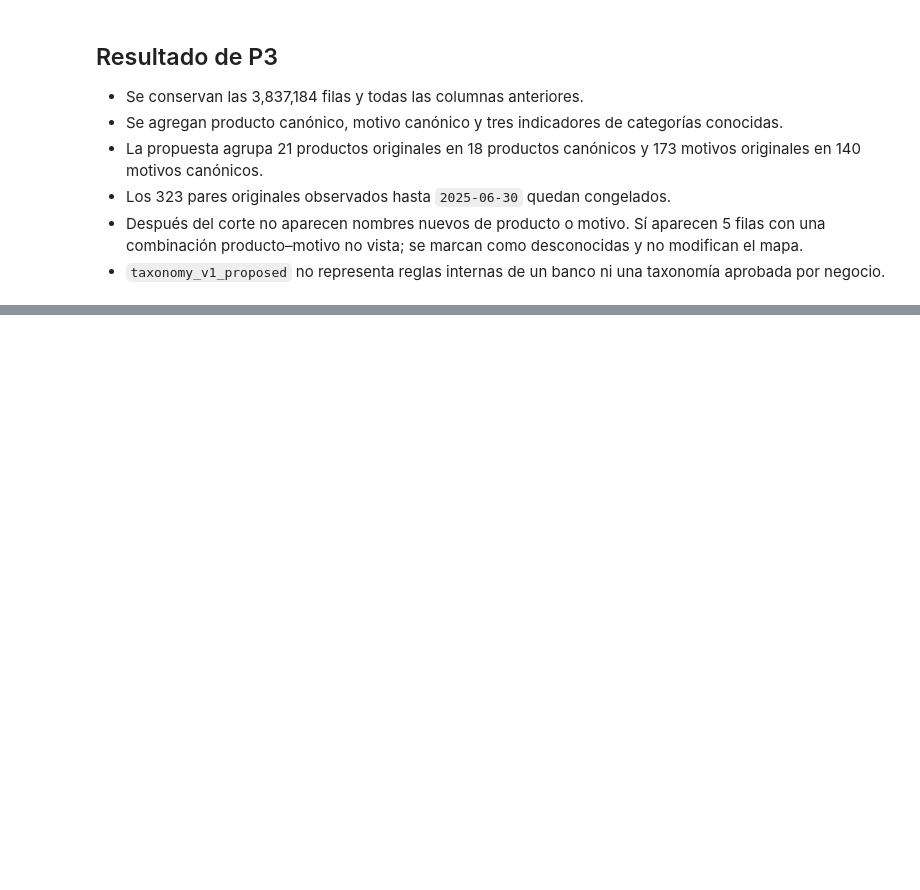
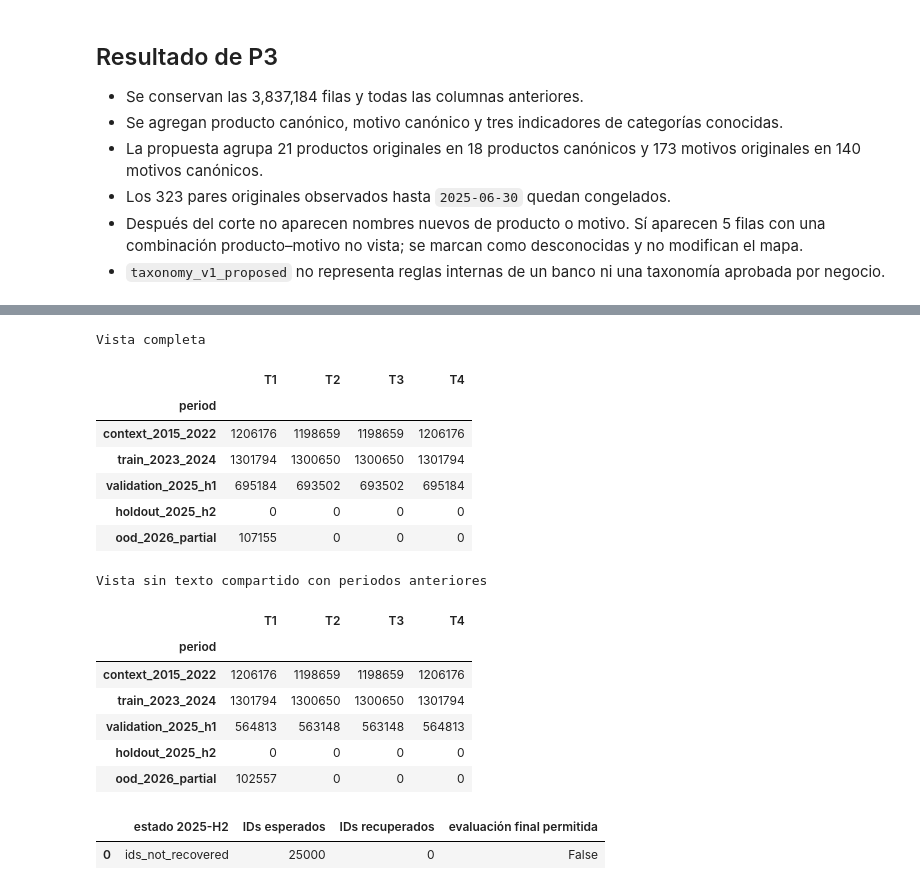
Before and after one commit to Codenid/capstone-claims-triage, a Jupyter notebook: notebooks/02_revision_preparacion.ipynb, the cells around one changed output, grey strips where cells are left out. Saved outputs shown, nothing was run; the diff lists cells and outputs as text; code cells hidden in the pictures; blank space fills up the shorter version.

Commit message:
Complete prepared data pipeline

```diff
--- a/notebooks/02_revision_preparacion.ipynb
+++ b/notebooks/02_revision_preparacion.ipynb
@@ -428,0 +548,54 @@ assert unknown_summary.loc[1, "pares desconocidos"] == 5
+# %%
+complete_summary = (
+    targets_audit.groupby(PERIOD_COLUMN, observed=True)[complete_columns]
+    .sum()
+    .reindex(period_order)
+    .astype("int64")
+)
+complete_summary.columns = ["T1", "T2", "T3", "T4"]
+
+no_shared_summary = (
+    targets_audit.groupby(PERIOD_COLUMN, observed=True)[no_shared_columns]
+    .sum()
+    .reindex(period_order)
+    .astype("int64")
+)
+no_shared_summary.columns = ["T1", "T2", "T3", "T4"]
+
+print("Vista completa")
+display(complete_summary)
+print("Vista sin texto compartido con periodos anteriores")
+display(no_shared_summary)
+
+holdout_status = json.loads(HOLDOUT_STATUS_PATH.read_text(encoding="utf-8"))
+display(pd.DataFrame([{
+    "estado 2025-H2": holdout_status["status"],
+    "IDs esperados": holdout_status["expected_reviewed_ids"],
+    "IDs recuperados": holdout_status["recovered_reviewed_ids"],
+    "evaluación final permitida": holdout_status["final_evaluation_allowed"],
+}]))
+
+assert complete_summary.loc[HOLDOUT].sum() == 0
+assert no_shared_summary.loc[HOLDOUT].sum() == 0
+assert complete_summary.loc[OOD, ["T2", "T3", "T4"]].sum() == 0
+assert complete_summary.loc[OOD, "T1"] == 107_155
+assert holdout_status["final_evaluation_allowed"] is False
+# %% [output]
+Vista completa
+|  | T1 | T2 | T3 | T4 |
+| period |  |  |  |  |
+| context_2015_2022 | 1206176 | 1198659 | 1198659 | 1206176 |
+| train_2023_2024 | 1301794 | 1300650 | 1300650 | 1301794 |
+| validation_2025_h1 | 695184 | 693502 | 693502 | 695184 |
+| holdout_2025_h2 | 0 | 0 | 0 | 0 |
+| ood_2026_partial | 107155 | 0 | 0 | 0 |
+Vista sin texto compartido con periodos anteriores
+|  | T1 | T2 | T3 | T4 |
+| period |  |  |  |  |
+| context_2015_2022 | 1206176 | 1198659 | 1198659 | 1206176 |
+| train_2023_2024 | 1301794 | 1300650 | 1300650 | 1301794 |
+| validation_2025_h1 | 564813 | 563148 | 563148 | 564813 |
+| holdout_2025_h2 | 0 | 0 | 0 | 0 |
+| ood_2026_partial | 102557 | 0 | 0 | 0 |
+|  | estado 2025-H2 | IDs esperados | IDs recuperados | evaluación final permitida |
+| 0 | ids_not_recovered | 25000 | 0 | False |
```
Also changed, not shown: parts of 11 cells of this notebook, 12 other files.
